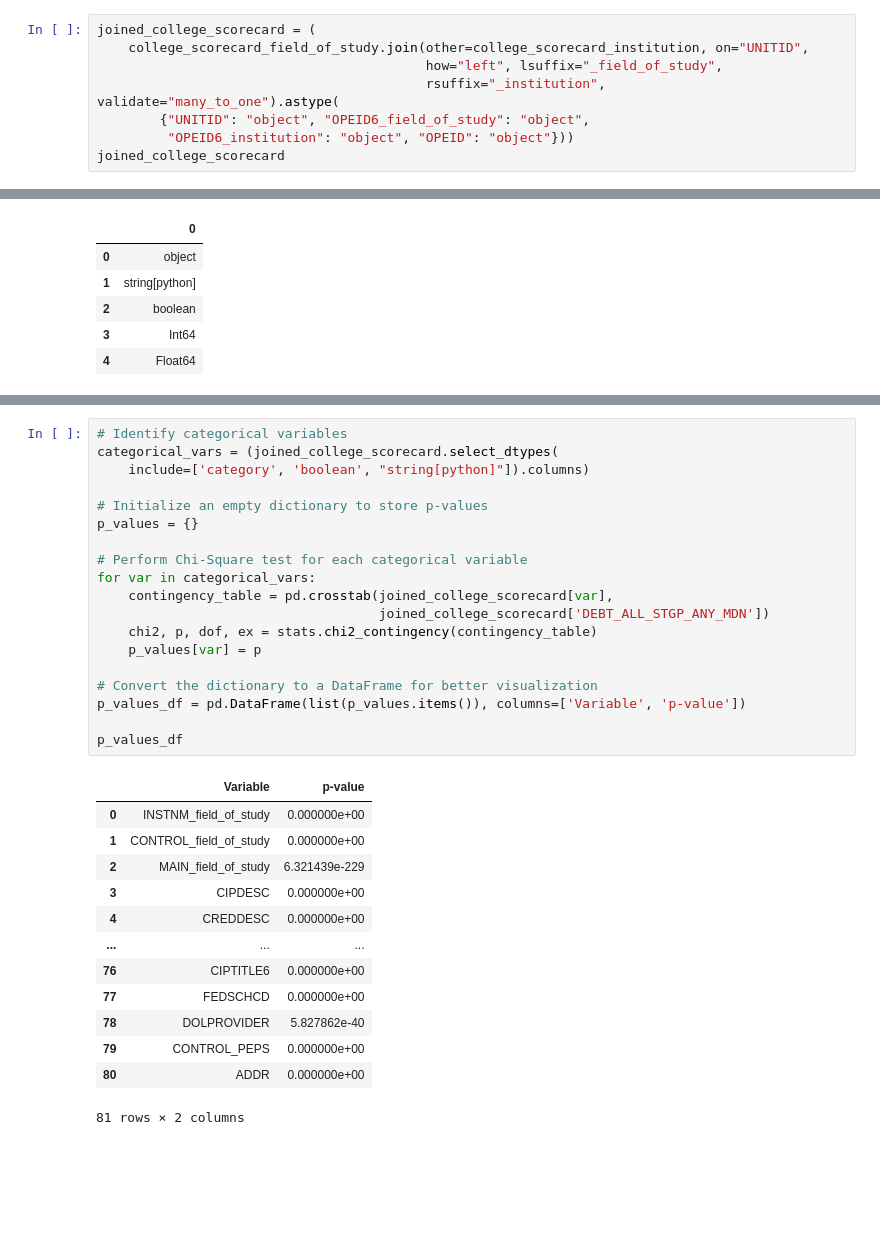
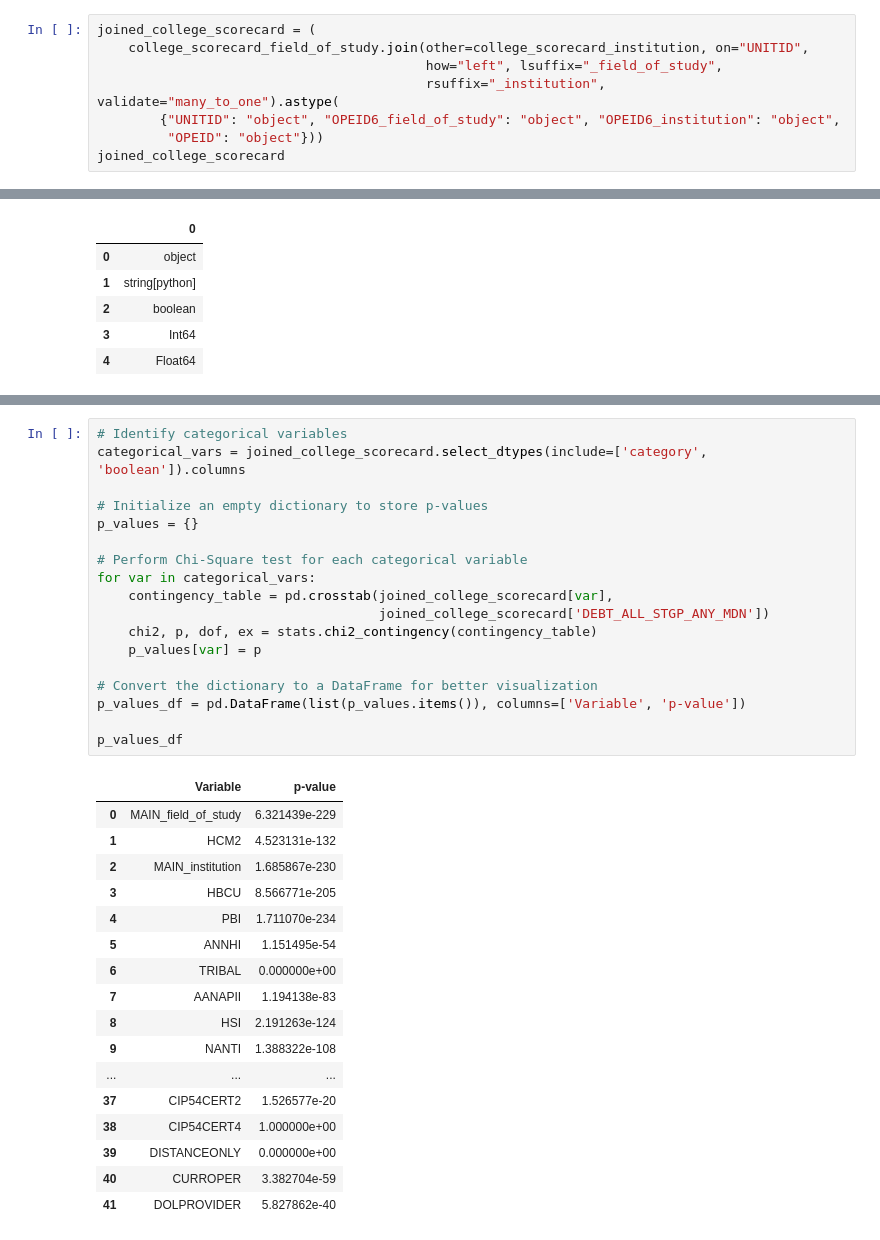
Before and after one commit to pmarshall7516/college-scorecard-analysis, a Jupyter notebook: main.ipynb, the cells around one changed output, grey strips where cells are left out. Saved outputs shown, nothing was run; the diff lists cells and outputs as text; blank space fills up the shorter version.

```diff
--- a/main.ipynb
+++ b/main.ipynb
@@ -76,8 +76,8 @@ joined_college_scorecard = (
     college_scorecard_field_of_study.join(other=college_scorecard_institution, on="UNITID",
                                           how="left", lsuffix="_field_of_study",
                                           rsuffix="_institution", validate="many_to_one").astype(
-        {"UNITID": "object", "OPEID6_field_of_study": "object",
-         "OPEID6_institution": "object", "OPEID": "object"}))
+        {"UNITID": "object", "OPEID6_field_of_study": "object", "OPEID6_institution": "object",
+         "OPEID": "object"}))
 joined_college_scorecard
 # %% [output]
 |  | UNITID | OPEID6_field_of_study | INSTNM_field_of_study | CONTROL_field_of_study | MAIN_field_of_study | ... |
@@ -252,34 +252,37 @@ df
 770 rows × 3 columns
 # %%
 # Identify categorical variables
-categorical_vars = (joined_college_scorecard.select_dtypes(
-    include=['category', 'boolean', "string[python]"]).columns)
+categorical_vars = joined_college_scorecard.select_dtypes(include=['category', 'boolean']).columns
 
 # Initialize an empty dictionary to store p-values
 p_values = {}
 
 # Perform Chi-Square test for each categorical variable
 for var in categorical_vars:
     contingency_table = pd.crosstab(joined_college_scorecard[var],
                                     joined_college_scorecard['DEBT_ALL_STGP_ANY_MDN'])
     chi2, p, dof, ex = stats.chi2_contingency(contingency_table)
     p_values[var] = p
 
 # Convert the dictionary to a DataFrame for better visualization
 p_values_df = pd.DataFrame(list(p_values.items()), columns=['Variable', 'p-value'])
 
 p_values_df
 # %% [output]
 |  | Variable | p-value |
-| 0 | INSTNM_field_of_study | 0.000000e+00 |
-| 1 | CONTROL_field_of_study | 0.000000e+00 |
-| 2 | MAIN_field_of_study | 6.321439e-229 |
-| 3 | CIPDESC | 0.000000e+00 |
-| 4 | CREDDESC | 0.000000e+00 |
+| 0 | MAIN_field_of_study | 6.321439e-229 |
+| 1 | HCM2 | 4.523131e-132 |
+| 2 | MAIN_institution | 1.685867e-230 |
+| 3 | HBCU | 8.566771e-205 |
+| 4 | PBI | 1.711070e-234 |
+| 5 | ANNHI | 1.151495e-54 |
+| 6 | TRIBAL | 0.000000e+00 |
+| 7 | AANAPII | 1.194138e-83 |
+| 8 | HSI | 2.191263e-124 |
+| 9 | NANTI | 1.388322e-108 |
 | ... | ... | ... |
-| 76 | CIPTITLE6 | 0.000000e+00 |
-| 77 | FEDSCHCD | 0.000000e+00 |
-| 78 | DOLPROVIDER | 5.827862e-40 |
-| 79 | CONTROL_PEPS | 0.000000e+00 |
-| 80 | ADDR | 0.000000e+00 |
+| 37 | CIP54CERT2 | 1.526577e-20 |
+| 38 | CIP54CERT4 | 1.000000e+00 |
+| 39 | DISTANCEONLY | 0.000000e+00 |
+| 40 | CURROPER | 3.382704e-59 |
+| 41 | DOLPROVIDER | 5.827862e-40 |
-81 rows × 2 columns
```
Also changed, not shown: parts of 5 cells of this notebook.
